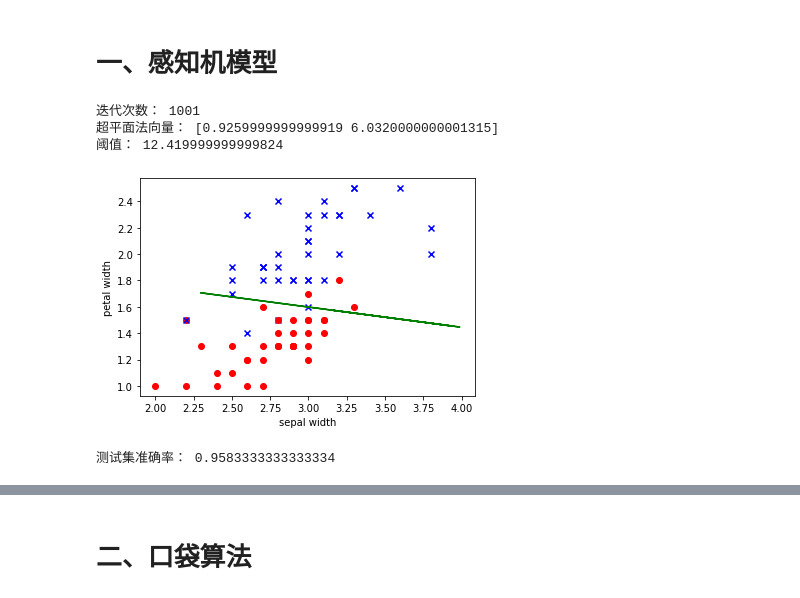
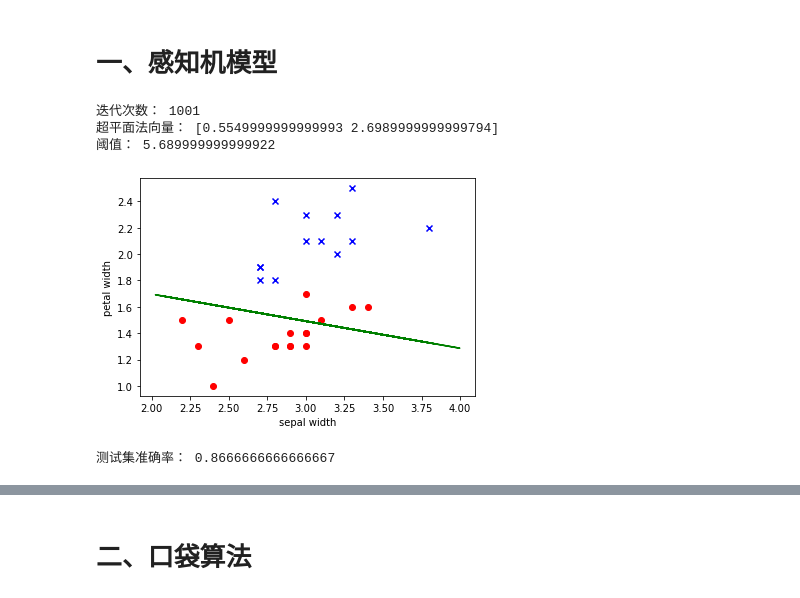
Before and after one commit to ZZh2333/NeuralNetworkAndDeepLearning, a Jupyter notebook: 3-24homework/homeworkv1.ipynb, the cells around one changed output, grey strips where cells are left out. Saved outputs shown, nothing was run; the diff lists cells and outputs as text; code cells hidden in the pictures.

```diff
--- a/3-24homework/homeworkv1.ipynb
+++ b/3-24homework/homeworkv1.ipynb
@@ -46,7 +46,7 @@ data = pd.DataFrame(data,columns = col)
 # %% [markdown]
 ### 取前100行作为本次实验数据
 # %%
-data = data[51:]
+data = data[50:]
 data
 # %% [output]
 |  | sepal width | petal width | class |
@@ -104,7 +104,7 @@ plt.show()
 # %% [markdown]
 ### 划分训练集与测试集
 # %%
-training = data[:75]
-test = data[75:]
-test
+training = data[:70]
+test = data[70:]
+len(test)
 # %% [output]
@@ -171,46 +155,48 @@ def feeling():
             s = np.sum(w*x)-c
             z = sign(s)
             if y * z <= 0:
-                e = y-z
-                w = w+lr*e*x
-                c = np.sum(c+lr*e)
+#                 e = y-z
+#                 w = w+lr*e*x
+#                 c = np.sum(c+lr*e)
+                w = w+lr*y*x
+                c = c+lr*y
     return cnt,w,c
 # %%
 if __name__=='__main__':
     cnt,w,c=feeling()
     print("迭代次数：",cnt)
     print("超平面法向量：",w)
     print("阈值：",c)
     count = 0
     for i in range(len(test)):
         target = test[i][-1:]
         result = sign(np.sum(w*test[i][:-1])-c)
         if(target == result):
             count += 1
     accuracy = float(count/len(test))
-    for i in range(len(training)):
-        if training[i][-1] == -1:
-            plt.scatter(training[i][0],training[i][1],c='r',marker='o')
+    for i in range(len(test)):
+        if test[i][-1] == -1:
+            plt.scatter(test[i][0],test[i][1],c='r',marker='o')
         else:
-            plt.scatter(training[i][0],training[i][1],c='b',marker='x')
+            plt.scatter(test[i][0],test[i][1],c='b',marker='x')
 #     for i in range(len(data)):
 #         if training[i][-1] == -1:
 #             plt.scatter(data[i][0],data[i][1],c='r')
 #         else:
 #             plt.scatter(data[i][0],data[i][1],c='b')
-    X = np.random.uniform(2,4,10)
+    X = np.random.uniform(2,4,50)
     Y = -(w[0]*X-c)/w[1]
     plt.xlabel('sepal width')
     plt.ylabel('petal width')
     plt.plot(X,Y,'g')
     plt.show()
     print("测试集准确率：",accuracy)
 # %% [output]
 迭代次数： 1001
-超平面法向量： [0.9259999999999919 6.0320000000001315]
-阈值： 12.419999999999824
+超平面法向量： [0.5549999999999993 2.6989999999999794]
+阈值： 5.689999999999922
-[figure, old version]
+[figure, new version]
-测试集准确率： 0.9583333333333334
+测试集准确率： 0.8666666666666667
 # %%
 for i in range(len(data)):
     if data[i][-1] == -1:
```
Also changed, not shown: parts of 10 cells of this notebook, 4 other files.
